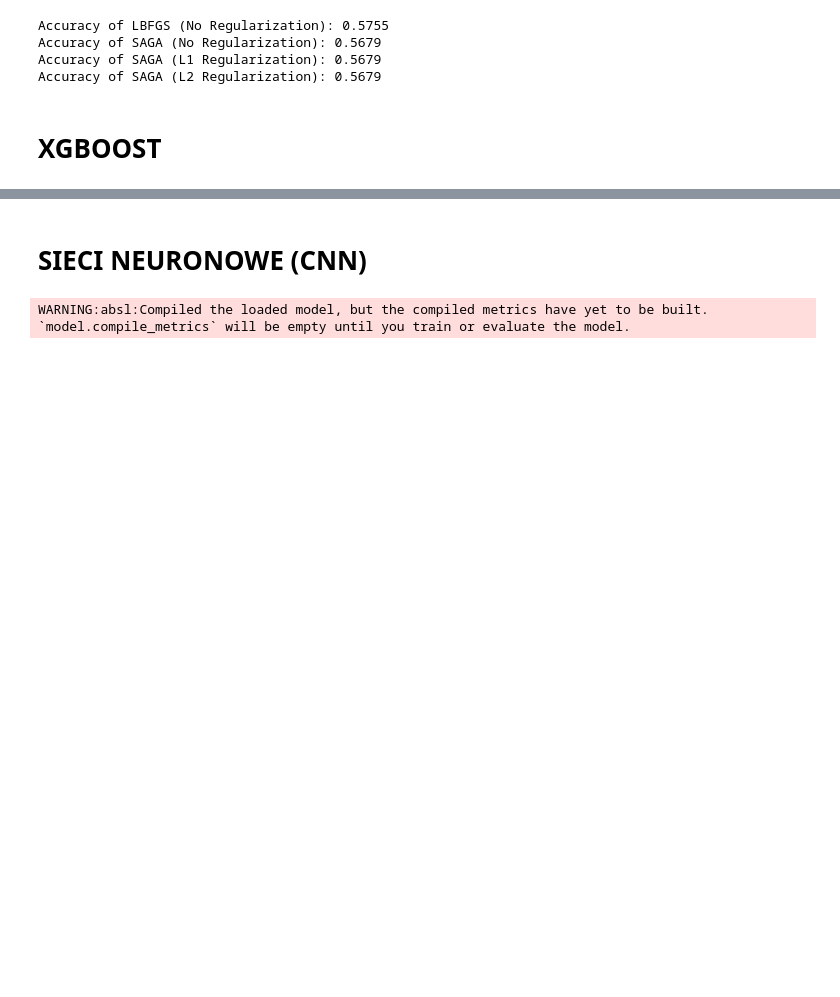
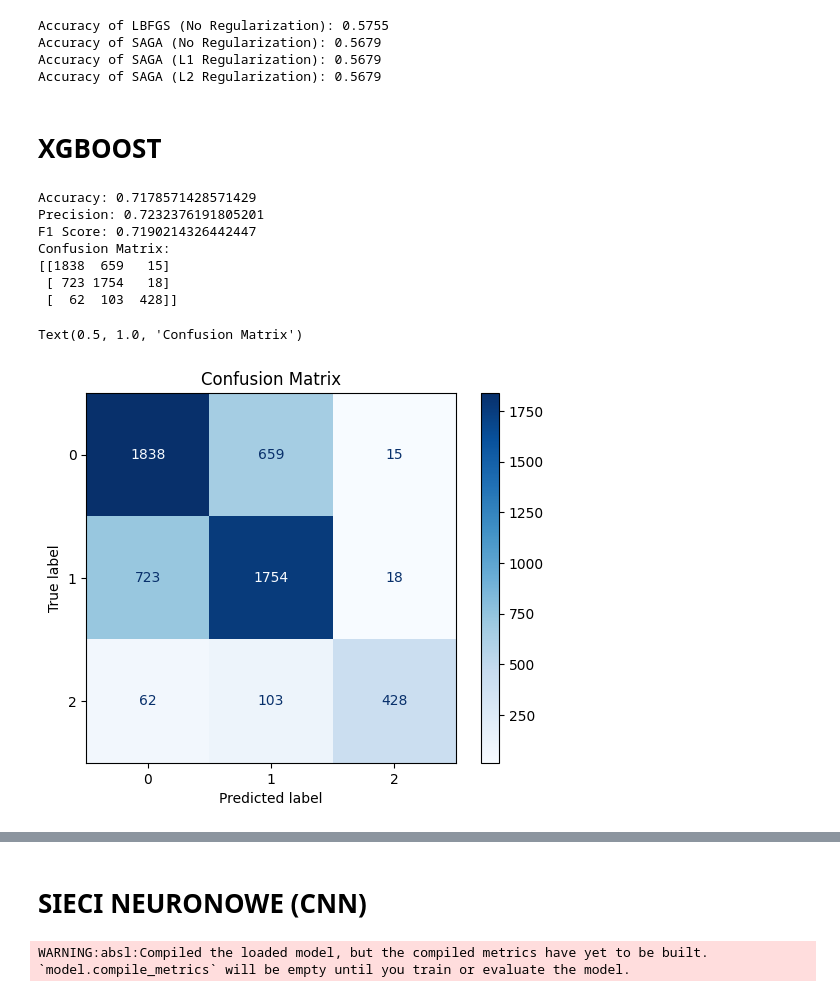
Before and after one commit to bartmanski/Machune-Learning-UWR-Project, a Jupyter notebook: data_plots.ipynb, the cells around one changed output, grey strips where cells are left out. Drawn from its saved outputs; the diff is of its cells as text; code cells hidden in the pictures; blank space fills up the shorter version.

Commit message:
XG boost wykresiki

```diff
--- a/data_plots.ipynb
+++ b/data_plots.ipynb
@@ -602,3 +602,56 @@ Accuracy of SAGA (L1 Regularization): 0.5679
 Accuracy of SAGA (L2 Regularization): 0.5679
 # %% [markdown]
 # XGBOOST
+# %%
+import xgboost as xgb
+import numpy as np
+from sklearn.metrics import accuracy_score, confusion_matrix, ConfusionMatrixDisplay, f1_score, precision_score
+
+# Load the model as a Booster (no need for XGBClassifier)
+booster = xgb.Booster()  # Initialize Booster object
+booster.load_model('Models/calculated_models/xg_boost_750_160_model.json')
+
+# Load the test data
+X_test = np.load('Models/test_data/Knn_X_test_160.npy')
+Y_test = np.load('Models/test_data/Knn_Y_test_160.npy')
+
+# Convert the test data into DMatrix format
+D_test = xgb.DMatrix(X_test)
+
+# Make predictions using the Booster (softmax probabilities if multi-class)
+Y_pred_prob = booster.predict(D_test)
+
+# For multi-class, you might want to take the argmax of the predicted probabilities
+Y_pred = np.argmax(Y_pred_prob, axis=1)
+
+# Calculate accuracy
+accuracy = accuracy_score(y_true=Y_test, y_pred=Y_pred)
+print(f"Accuracy: {accuracy}")
+
+# Calculate precision
+precision = precision_score(Y_test, Y_pred, average='weighted')  # 'weighted' for multi-class
+print(f"Precision: {precision}")
+
+# Calculate F1 Score
+f1 = f1_score(Y_test, Y_pred, average='weighted')  # 'weighted' for multi-class
+print(f"F1 Score: {f1}")
+
+# Calculate confusion matrix
+conf_matrix = confusion_matrix(y_true=Y_test, y_pred=Y_pred)
+print("Confusion Matrix:")
+print(conf_matrix)
+
+# Display confusion matrix as a plot
+disp = ConfusionMatrixDisplay(confusion_matrix=conf_matrix)
+disp.plot(cmap="Blues")
+disp.ax_.set_title("Confusion Matrix")
+# %% [output]
+Accuracy: 0.7178571428571429
+Precision: 0.7232376191805201
+F1 Score: 0.7190214326442447
+Confusion Matrix:
+[[1838  659   15]
+ [ 723 1754   18]
+ [  62  103  428]]
+Text(0.5, 1.0, 'Confusion Matrix')
+[figure, added]
```
Also changed, not shown: parts of 1 cell of this notebook.
